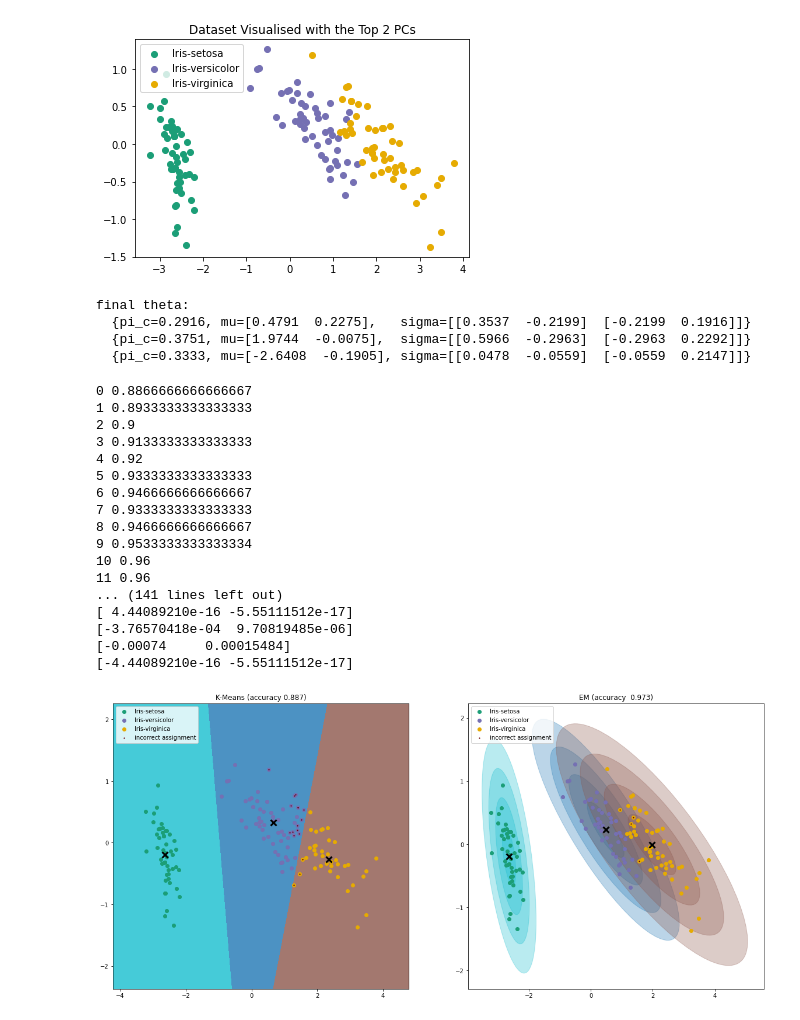
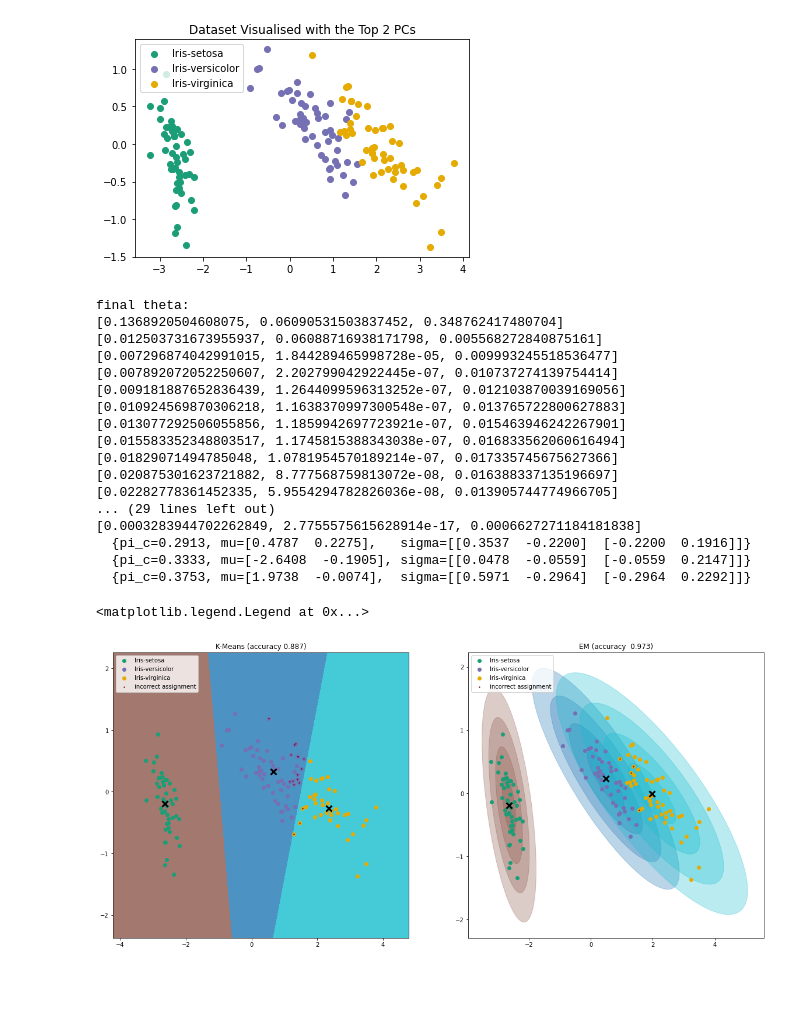
Before and after one commit to Nat-133/coursework_cs342, a Jupyter notebook: solution.ipynb, the cells around one changed output. Cells and saved outputs as stored; diff of their text form; code cells hidden in the pictures; blank space fills up the shorter version.

Commit message:
added epsilon decider for convergence

```diff
--- a/solution.ipynb
+++ b/solution.ipynb
@@ -81,10 +81,10 @@ plt.show()
 Cluster = namedtuple("Cluster", "pi mu s")
 
 class Theta:
-    def __init__(self, X : np.ndarray, k : int):
+    def __init__(self, X : np.ndarray, k : int, epsilon : float):
         self.X = X
         self.k = k
-
+        self.e = epsilon
         self.theta = []
         self.kmeans = KMeans(k)
         self.assignment = self.kmeans.fit_predict(Z)
@@ -145,10 +145,19 @@ class Theta:
             newAssignment = np.argmax(r, axis=1)
             converged = all(self.assignment == newAssignment)
             self.assignment = newAssignment
-            converged = len(self.theta) == 40
+            converged = len(self.theta) == 26
+
+            oldCentroids = [c.mu for c in theta_o]
+            newCentroids = [c.mu for c in theta_n]
+            epsilons = [np.linalg.norm(mu1-mu2, ord=2) for mu1,mu2 in zip(newCentroids, oldCentroids)]
+            print(epsilons)
+            if len(self.theta) == 24:
+                print(f"YEAH MAN {epsilons}")
+            converged = sum(epsilons) < self.e
+
         return self.theta[-1]
 
-theta = Theta(Z, k)
+theta = Theta(Z, k, 1e-3)
 # %%
 print("final theta:")
 stringFormat = []
@@ -166,9 +175,22 @@ for pi,mu,sigma in stringFormat:
     print(f"  {{pi_c={pi},{' '*piOffset} mu={mu},{' '*muOffset} sigma={sigma}}}")
 # %% [output]
 final theta:
-  {pi_c=0.2916, mu=[0.4791  0.2275],   sigma=[[0.3537  -0.2199]  [-0.2199  0.1916]]}
-  {pi_c=0.3751, mu=[1.9744  -0.0075],  sigma=[[0.5966  -0.2963]  [-0.2963  0.2292]]}
+[0.1368920504608075, 0.06090531503837452, 0.348762417480704]
+[0.012503731673955937, 0.06088716938171798, 0.005568272840875161]
+[0.007296874042991015, 1.844289465998728e-05, 0.009993245518536477]
+[0.007892072052250607, 2.202799042922445e-07, 0.010737274139754414]
+[0.009181887652836439, 1.2644099596313252e-07, 0.012103870039169056]
+[0.010924569870306218, 1.1638370997300548e-07, 0.013765722800627883]
+[0.013077292506055856, 1.1859942697723921e-07, 0.015463946242267901]
+[0.015583352348803517, 1.1745815388343038e-07, 0.016833562060616494]
+[0.01829071494785048, 1.0781954570189214e-07, 0.017335745675627366]
+[0.020875301623721882, 8.777568759813072e-08, 0.016388337135196697]
+[0.02282778361452335, 5.9554294782826036e-08, 0.013905744774966705]
+... (29 lines left out)
+[0.0003283944702262849, 2.7755575615628914e-17, 0.0006627271184181838]
+  {pi_c=0.2913, mu=[0.4787  0.2275],   sigma=[[0.3537  -0.2200]  [-0.2200  0.1916]]}
   {pi_c=0.3333, mu=[-2.6408  -0.1905], sigma=[[0.0478  -0.0559]  [-0.0559  0.2147]]}
+  {pi_c=0.3753, mu=[1.9738  -0.0074],  sigma=[[0.5971  -0.2964]  [-0.2964  0.2292]]}
 # %%
 clusters = theta.converge()
 
@@ -206,71 +228,48 @@ plots[0].imshow(boundary,
                 origin="lower",
                 alpha=0.8)
 
+# changes the values in assignments from cluster indices to flower indices
 kmeansAssignment = [clusterFlower[l] for l in theta.kmeans.labels_]
 emAssignment = [clusterFlower[l] for l in theta.assign(Z)]
 
+# displays the points, colouring them by their cluster assignment (not ground truth)
 displayZ(plots[0], grouping=kmeansAssignment)
 displayZ(plots[1], grouping=emAssignment)
 
+# plots cluster centres
 centroidses = theta.kmeans.cluster_centers_, np.array([c.mu for c in theta.theta[-1]])
 for plot, centroids in zip(plots, centroidses):
     plot.scatter(centroids[:, 0],
                  centroids[:, 1],
                  marker="x",
                  s=100,
                  linewidths=3,
                  color="black")
 
 def plotIncorrectAssignments(assignment, ax):
+    """ plots a small red dot in the middle of any incorrectly assigned point """
     incorrectPoints = np.array([Z[i] for i,a in enumerate(assignment) if a != y[i]])
     ax.scatter(incorrectPoints[:,0],
                incorrectPoints[:,1],
                color=plt.cm.Reds(1.),
                marker="o",
                alpha=1,
                s=1.5,
                label="incorrect assignment")
 
 
 plotIncorrectAssignments(emAssignment, plots[1])
 plotIncorrectAssignments(kmeansAssignment, plots[0])
 
+
 accuracy = lambda assignment : sum(assignment==y)/len(y)
 
-
-
+#  addin titles to the plots with accuracy of clustering included to 3dp
 plots[0].title.set_text(f"K-Means (accuracy {accuracy(kmeansAssignment) :.3f})")
 plots[1].title.set_text(f"EM (accuracy {accuracy(emAssignment) : .3f})")
 
 plots[0].legend(loc="upper left")
 plots[1].legend(loc="upper left")
-
-for i, t in enumerate(theta.theta):
-    rawAssignment = theta.assign(Z, t)
-    flowerAssignment = [clusterFlower[c] for c in rawAssignment]
-    acc = accuracy(flowerAssignment)
-    print(i, acc)
-
-clusterPoints = [[c.mu for c in t] for t in theta.theta]
-for i, t in enumerate(clusterPoints[:-1]):
-    for j, mu in enumerate(t):
-        print(clusterPoints[i+1][j] - mu)
 # %% [output]
-0 0.8866666666666667
-1 0.8933333333333333
-2 0.9
-3 0.9133333333333333
-4 0.92
-5 0.9333333333333333
-6 0.9466666666666667
-7 0.9333333333333333
-8 0.9466666666666667
-9 0.9533333333333334
-10 0.96
-11 0.96
-... (141 lines left out)
-[ 4.44089210e-16 -5.55111512e-17]
-[-3.76570418e-04  9.70819485e-06]
-[-0.00074     0.00015484]
-[-4.44089210e-16 -5.55111512e-17]
+<matplotlib.legend.Legend at 0x...>
-[figure, old version]
+[figure, new version]
```
Also changed, not shown: parts of 1 cell of this notebook.
